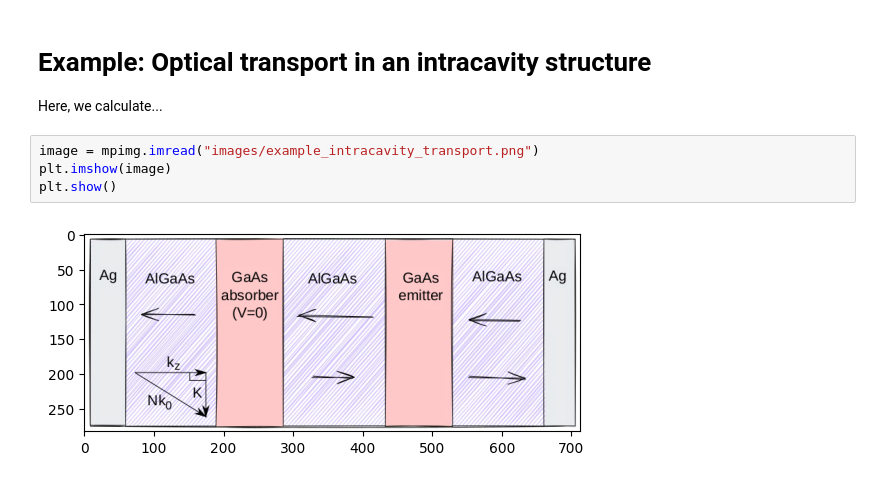
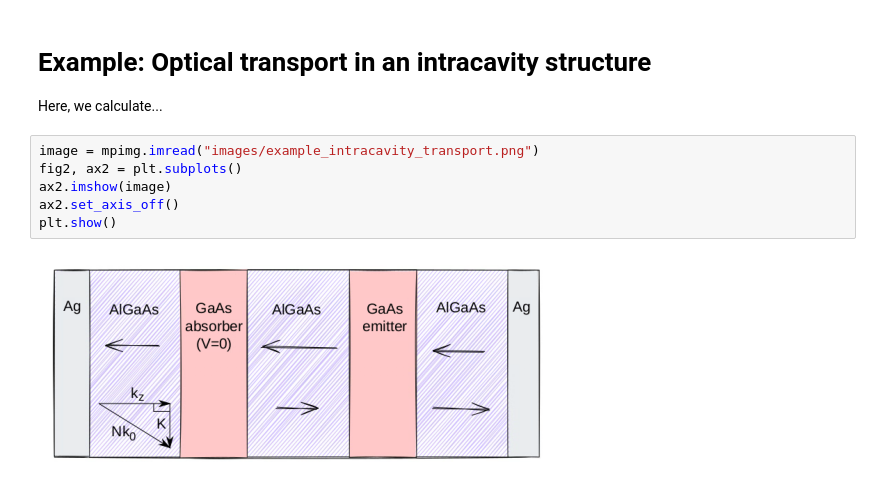
Before and after one commit to pyrykivisaari/admit-FED, a Jupyter notebook: examples.ipynb, the cells around one changed output. Cells and saved outputs as stored; diff of their text form.

Commit message:
Updated exampes.ipynb
Removed the redundant axes from the image plots

```diff
--- a/examples.ipynb
+++ b/examples.ipynb
@@ -81,10 +83,12 @@ Emission power:  (98.986322626452+0j) W/cm2
 Here, we calculate...
 # %%
 image = mpimg.imread("images/example_intracavity_transport.png")
-plt.imshow(image)
+fig2, ax2 = plt.subplots()
+ax2.imshow(image)
+ax2.set_axis_off()
 plt.show()
 # %% [output]
-[figure, old version]
+[figure, new version]
 # %%
 import example_intracavity_transport
 # %% [output]
```
Also changed, not shown: parts of 3 cells of this notebook.
